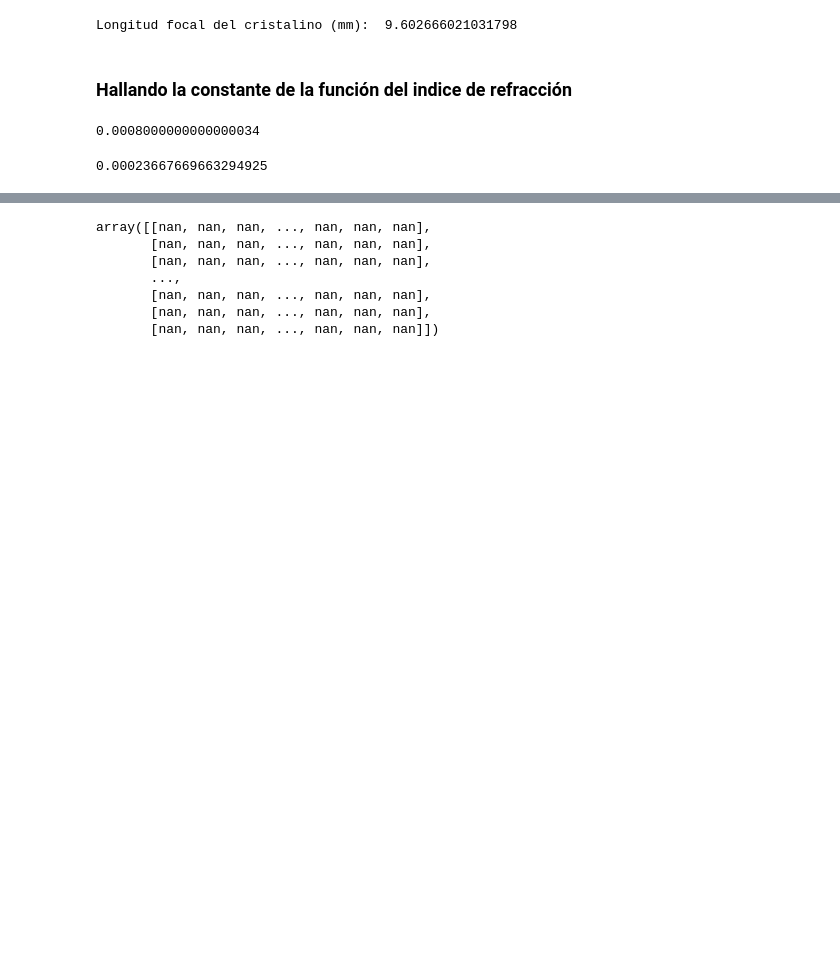
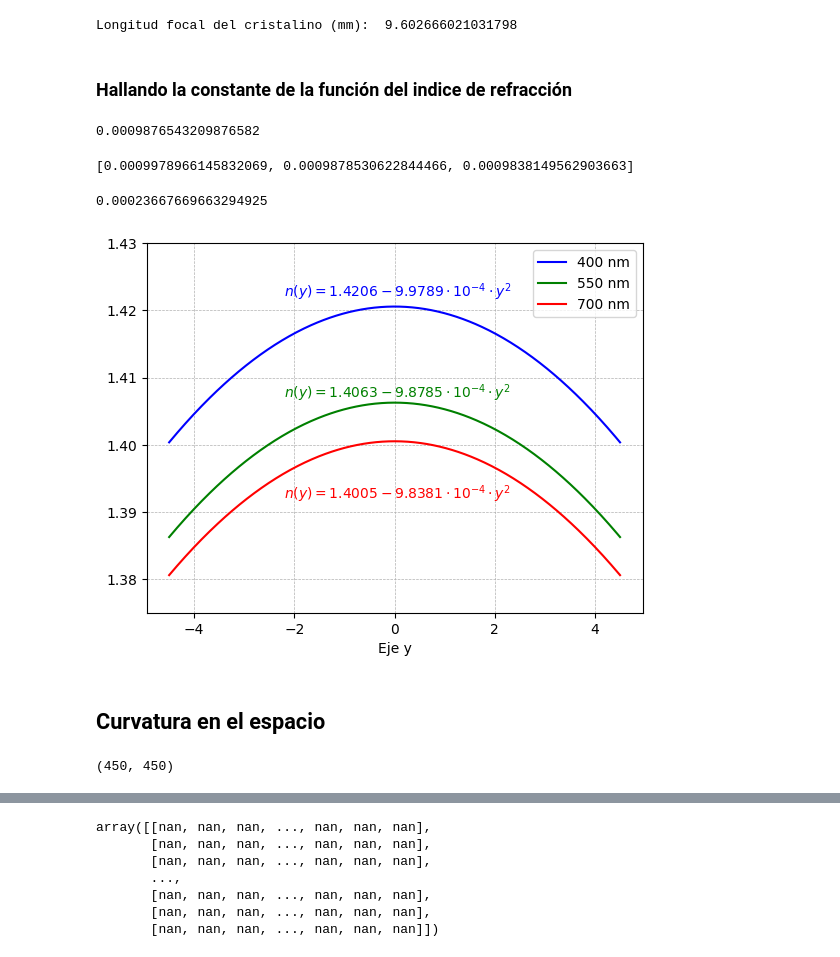
Before and after one commit to pierinamv/MatricialDesignHumanEye, a Jupyter notebook: FUNCION_OJO-Copy1.ipynb, the cells around one changed output, grey strips where cells are left out. Cells and saved outputs as stored; diff of their text form; code cells hidden in the pictures; blank space fills up the shorter version.

```diff
--- a/FUNCION_OJO-Copy1.ipynb
+++ b/FUNCION_OJO-Copy1.ipynb
@@ -331,13 +331,34 @@ from scipy.optimize import fsolve
 def ecuacion(C):
     n_max = 1.406
     n_min = 1.386
-    r = 5
+    r = 4.5
     return n_max - (r**2)*C - n_min
 
-solution = fsolve(ecuacion, 0.00025)
+solution = fsolve(ecuacion, 0.00095)
 solution[0]
 # %% [output]
-0.0008000000000000034
+0.0009876543209876582
+# %%
+#400
+max_400 = 1.42056013740234
+min_400 = 1.40035273095703
+#550
+max_550 = 1.40626229622756
+min_550 = 1.38625827171630
+#700
+max_700 = 1.40051374779896
+min_700 = 1.38059149493408
+
+solC = lambda nmax,nmin: (nmax-nmin)/(4.5**2)
+
+C_400 = solC(max_400,min_400)
+C_550 = solC(max_550,min_550)
+C_700 = solC(max_700,min_700)
+
+C = [C_400,C_550,C_700]
+C
+# %% [output]
+[0.0009978966145832069, 0.0009878530622844466, 0.0009838149562903663]
 # %%
 1/ ( 2*f_l*4*55 ) # valor cercano
 # %% [output]
@@ -360 +383,27 @@ def n_r(x,y):
     return n
+# %%
+y = np.linspace(-4.5,4.5,500)
+fy_400 = n_y(y,'400')
+fy_550 = n_y(y,'550')
+fy_700 = n_y(y,'700')
+# %%
+plt.plot(y,fy_400,'b-',label='400 nm')
+plt.plot(y,fy_550,'g-',label='550 nm')
+plt.plot(y,fy_700,'r-',label='700 nm')
+
+plt.legend()
+plt.grid(True, which='both', linewidth=0.5, linestyle='--')
+plt.ylim([1.375, 1.43])
+
+plt.text(-2.2, 1.422, r'$n(y) = 1.4206 - 9.9789\cdot 10^{-4} \cdot y^2$', color='blue')
+plt.text(-2.2, 1.407, r'$n(y) = 1.4063 - 9.8785\cdot 10^{-4} \cdot y^2$', color='green')
+plt.text(-2.2, 1.392, r'$n(y) = 1.4005 - 9.8381\cdot 10^{-4} \cdot y^2$', color='red')
+
+plt.xlabel('Eje y')
+plt.savefig(os.path.join("FuncionRefraccion.jpg"))
+
+plt.show()
+# %% [output]
+[figure, added]
+# %% [markdown]
+## Curvatura en el espacio
@@ -360,0 +480,4 @@ def n_r(x,y):
+# %%
+len(z_5),len(y2)
+# %% [output]
+(450, 450)
```
Also changed, not shown: parts of 22 cells of this notebook, 7 other files.
